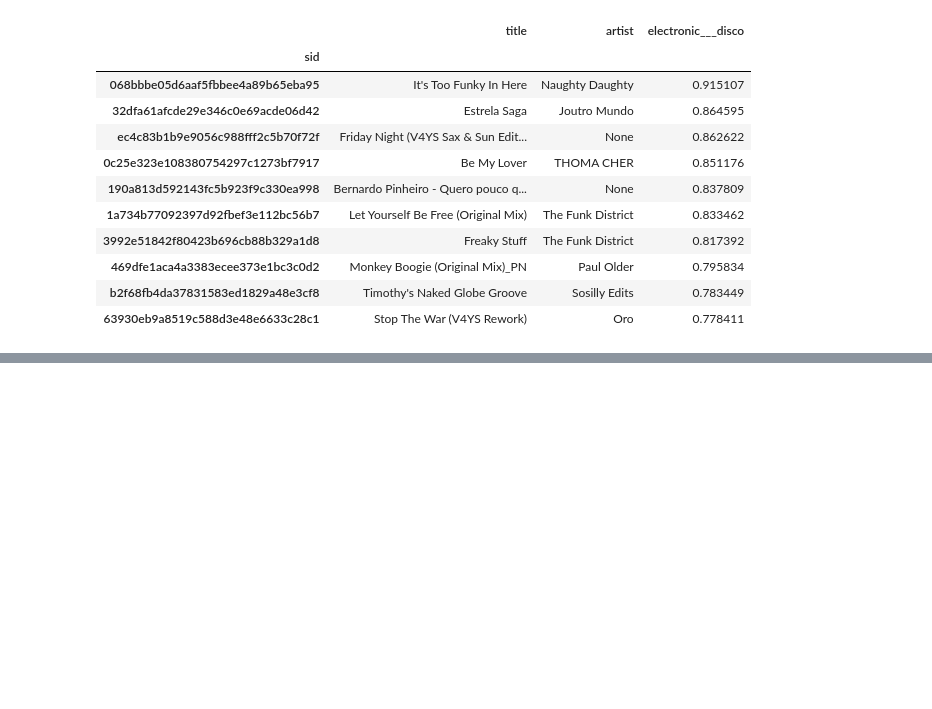
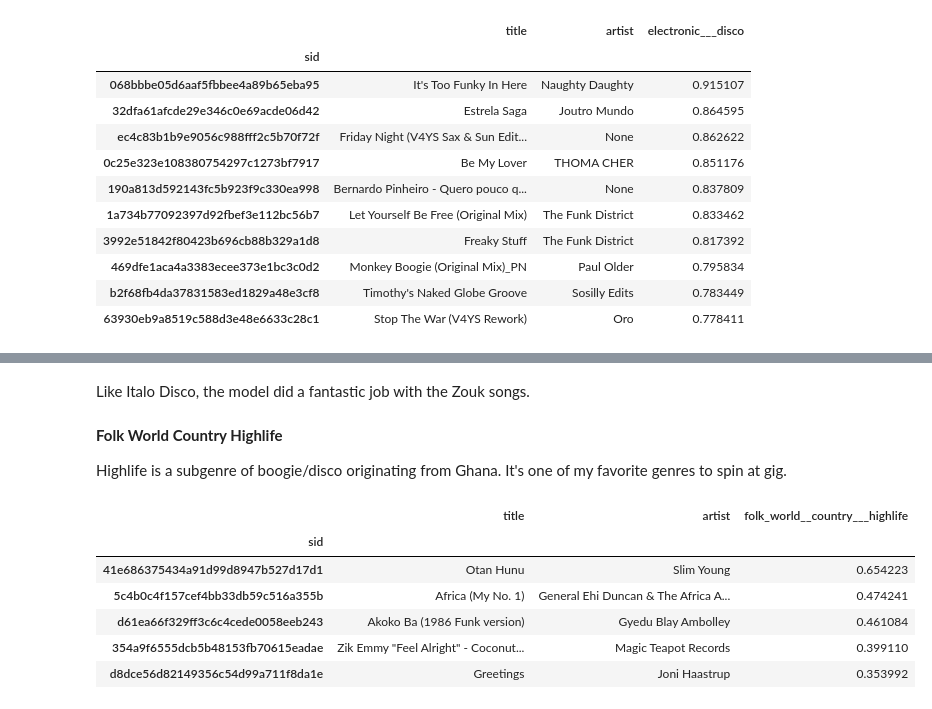
Before and after one commit to GeorgeMcIntire/DataJockey, a Jupyter notebook: EDA Effnet Genres.ipynb, the cells around one changed output, grey strips where cells are left out. Cells and saved outputs as stored; diff of their text form; code cells hidden in the pictures; blank space fills up the shorter version.

```diff
--- a/EDA Effnet Genres.ipynb
+++ b/EDA Effnet Genres.ipynb
@@ -20,6 +20,7 @@ import taglib
 from IPython.lib.display import YouTubeVideo
 import warnings
 warnings.filterwarnings('ignore')
+pd.set_option('max_colwidth', 100)
 # %%
 #Imports from project package called project_tools
 from project_tools.utils import adapt_array, convert_array, tag_cleaner, json_opener
@@ -520,0 +504,18 @@ I'll continue to add update this notebook with other genres. But for now I do wa
+# %% [markdown]
+Like Italo Disco, the model did a fantastic job with the Zouk songs.
+# %% [markdown]
+**Folk World Country Highlife**
+
+Highlife is a subgenre of boogie/disco originating from Ghana. It's one of my favorite genres to spin at gig.
+# %%
+col = "folk_world__country___highlife"
+top_highlife_songs = top_songs(col, 5)
+top_highlife_songs
+# %% [output]
+|  | title | artist | folk_world__country___highlife |
+| sid |  |  |  |
+| 41e686375434a91d99d8947b527d17d1 | Otan Hunu | Slim Young | 0.654223 |
+| 5c4b0c4f157cef4bb33db59c516a355b | Africa (My No. 1) | General Ehi Duncan & The Africa A... | 0.474241 |
+| d61ea66f329ff3c6c4cede0058eeb243 | Akoko Ba (1986 Funk version) | Gyedu Blay Ambolley | 0.461084 |
+| 354a9f6555dcb5b48153fb70615eadae | Zik Emmy "Feel Alright" - Coconut... | Magic Teapot Records | 0.399110 |
+| d8dce56d82149356c54d99a711f8da1e | Greetings | Joni Haastrup | 0.353992 |
```
Also changed, not shown: parts of 70 cells of this notebook, 3 other files.
